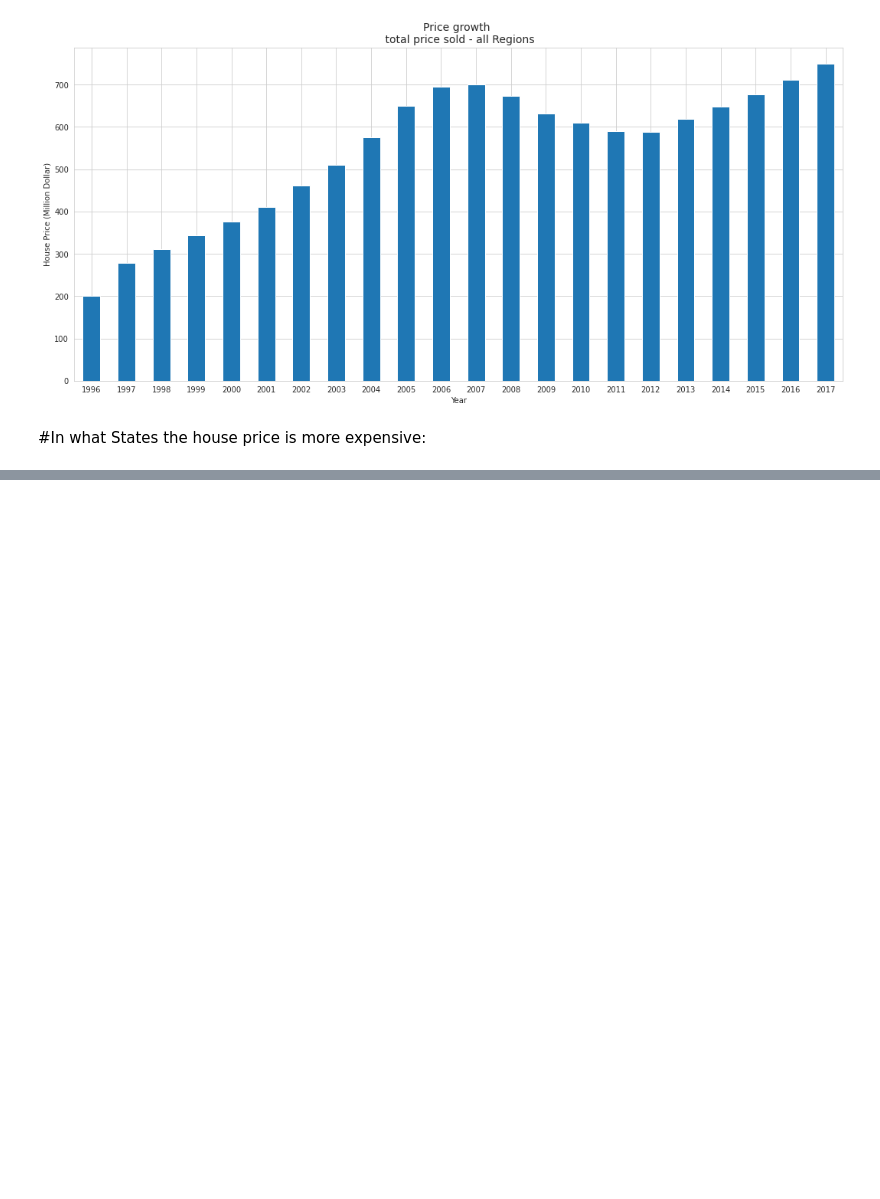
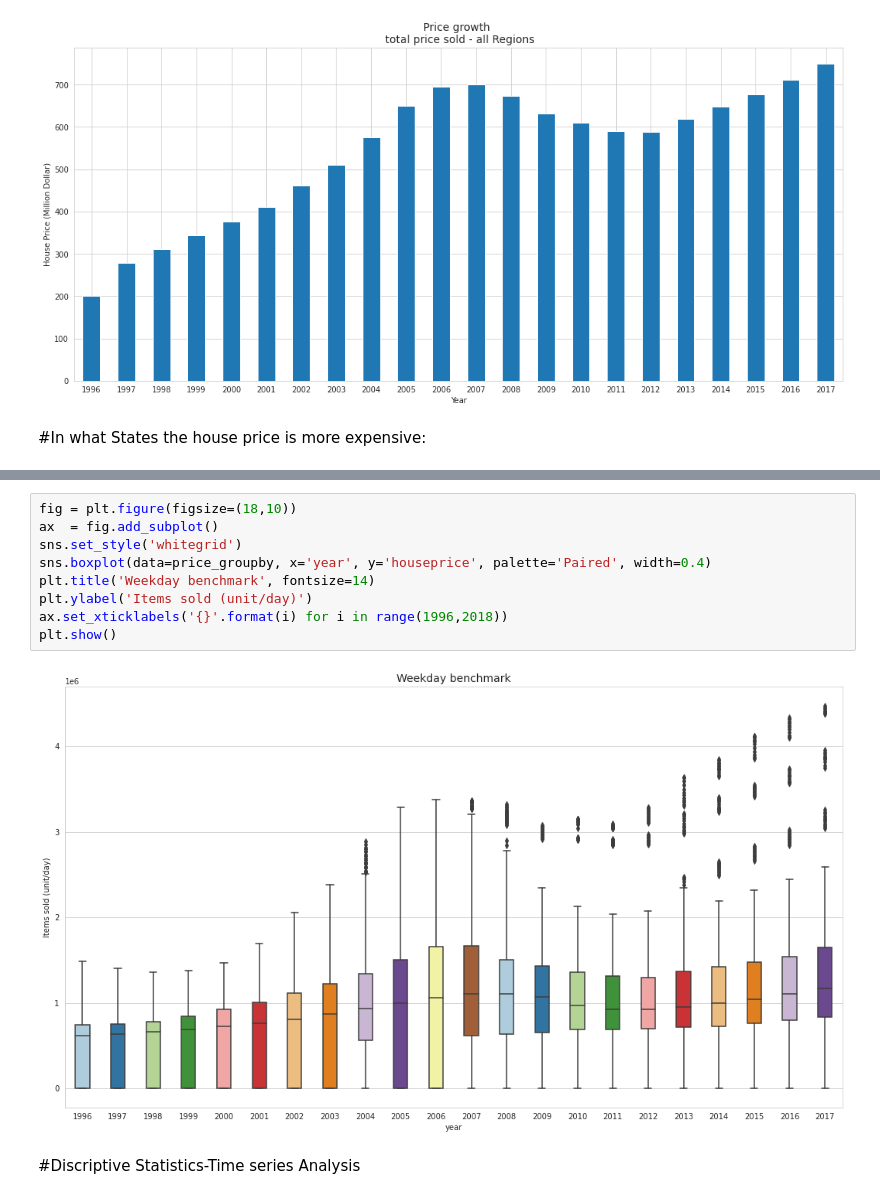
Before and after one commit to MaliheDahmardeh/state-house-price-analysis-SM, a Jupyter notebook: state-house-price-analysis.ipynb, the cells around one changed output, grey strips where cells are left out. Drawn from its saved outputs; the diff is of its cells as text; blank space fills up the shorter version.

```diff
--- a/state-house-price-analysis.ipynb
+++ b/state-house-price-analysis.ipynb
@@ -422,0 +522,13 @@ plt.show()
+# %%
+fig = plt.figure(figsize=(18,10))
+ax  = fig.add_subplot()
+sns.set_style('whitegrid')
+sns.boxplot(data=price_groupby, x='year', y='houseprice', palette='Paired', width=0.4)
+plt.title('Weekday benchmark', fontsize=14)
+plt.ylabel('Items sold (unit/day)')
+ax.set_xticklabels('{}'.format(i) for i in range(1996,2018))
+plt.show()
+# %% [output]
+[figure, added]
+# %% [markdown]
+#Discriptive Statistics-Time series Analysis
```
Also changed, not shown: parts of 21 cells of this notebook.
